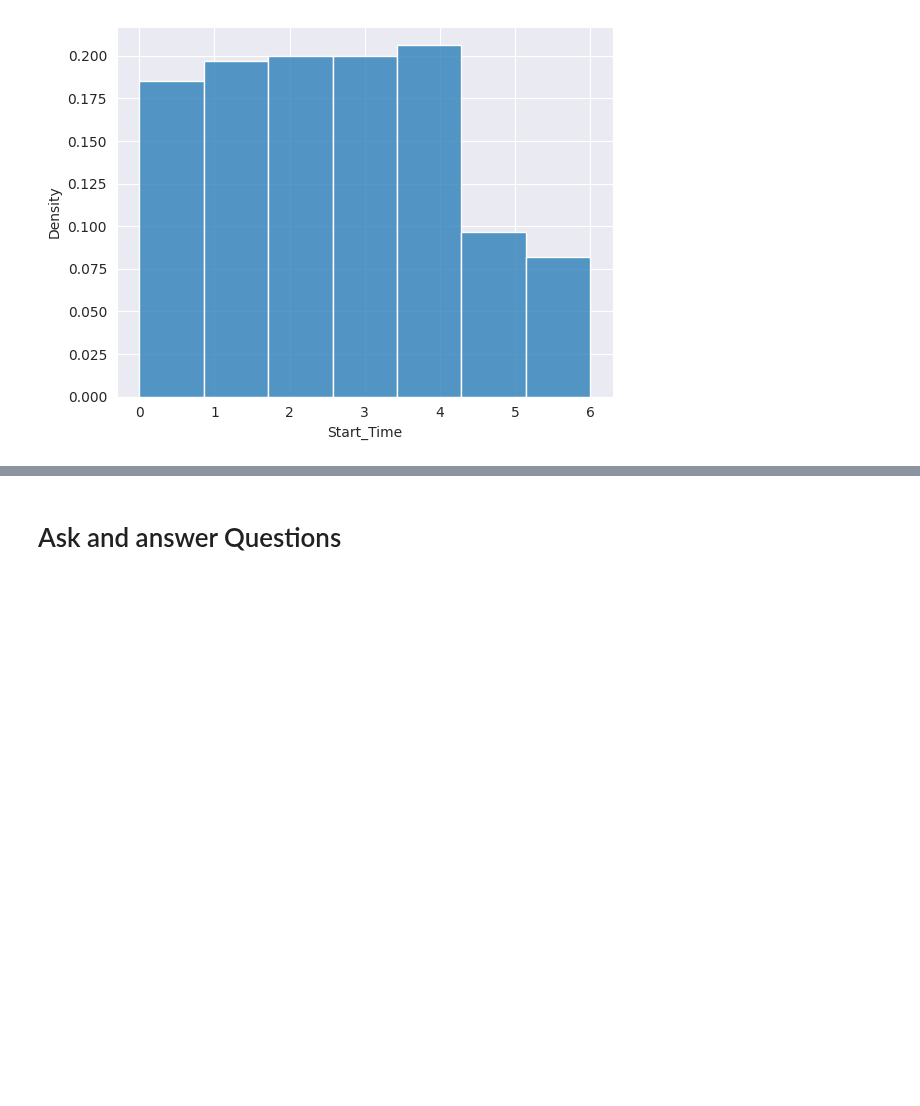
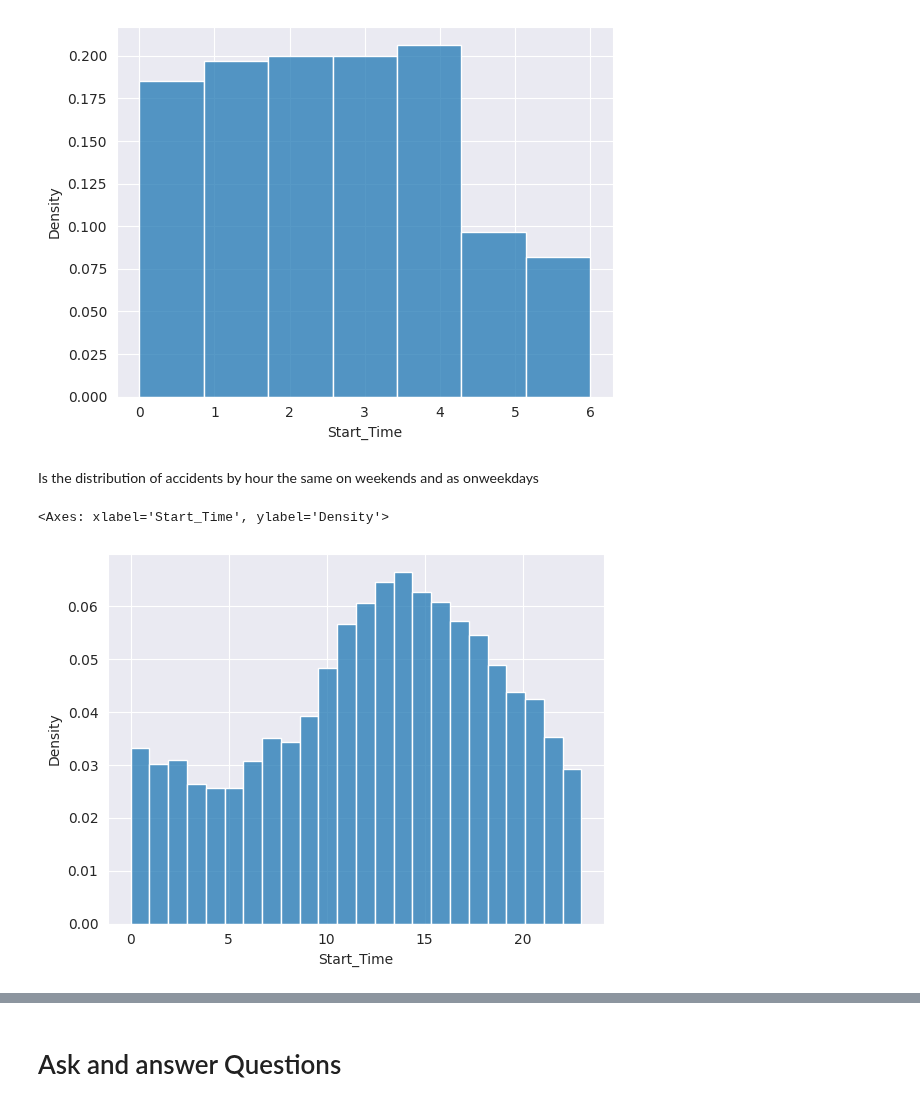
Before and after one commit to SanjilaGangaju/ExploratoryDataAnalysis_usingPython, a Jupyter notebook: us-accidents-eda.ipynb, the cells around one changed output, grey strips where cells are left out. Drawn from its saved outputs; the diff is of its cells as text; code cells hidden in the pictures; blank space fills up the shorter version.

Commit message:
Kaggle Notebook | US_Accidents_EDA | Version 7

```diff
--- a/us-accidents-eda.ipynb
+++ b/us-accidents-eda.ipynb
@@ -280,3 +280,12 @@ sns.histplot(data['Start_Time'].dt.dayofweek, bins=7, kde=False, stat='density')
 # %% [output]
 <Axes: xlabel='Start_Time', ylabel='Density'>
 [figure]
+# %% [markdown]
+Is the distribution of accidents by hour the same on weekends and as onweekdays
+# %%
+sundays_start_time =data.Start_Time[data['Start_Time'].dt.dayofweek==6]
+# %%
+sns.histplot(sundays_start_time.dt.hour, bins=24, kde=False, stat='density')
+# %% [output]
+<Axes: xlabel='Start_Time', ylabel='Density'>
+[figure, added]
```
Also changed, not shown: parts of 3 cells of this notebook.
